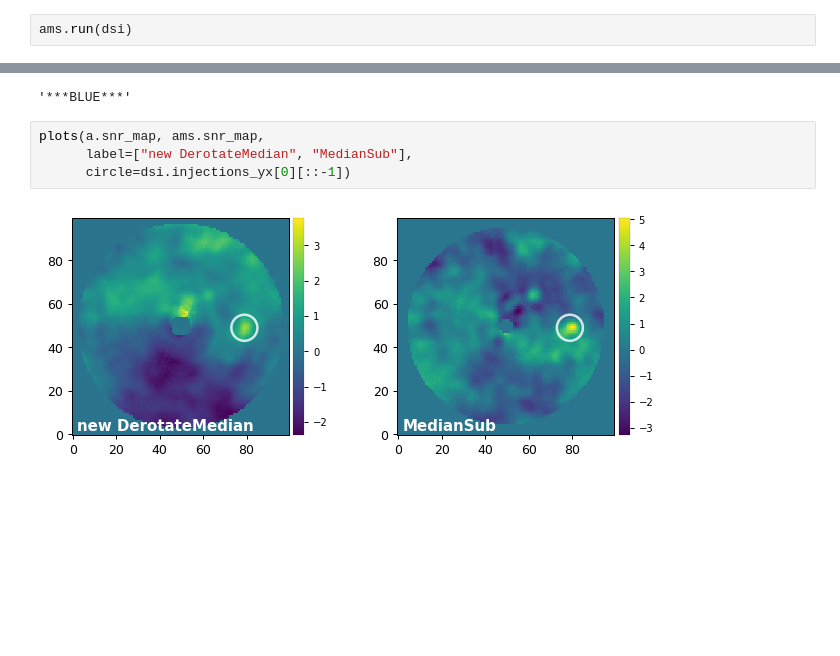
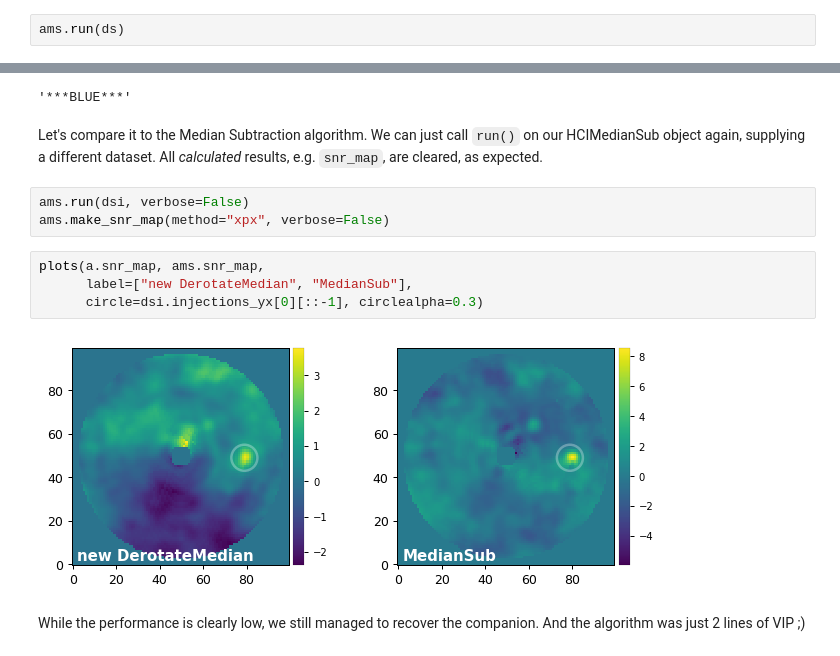
Before and after one commit to r4lv/VIP_extras, a Jupyter notebook: tutorials/demo_pr328_algo.ipynb, the cells around one changed output, grey strips where cells are left out. Saved outputs shown, nothing was run; the diff lists cells and outputs as text; blank space fills up the shorter version.

Commit message:
FIX: mixed up datasets

```diff
--- a/tutorials/demo_pr328_algo.ipynb
+++ b/tutorials/demo_pr328_algo.ipynb
@@ -46,6 +39,6 @@ verbose: True
 # %% [markdown]
 The algorithms output informations about the computed attributes:
 # %%
-ams.run(dsi)
+ams.run(ds)
 # %% [output]
 --------------------------------------------------------------------------------
@@ -261,9 +265,16 @@ These attributes were just calculated:
 a.colour_awesome
 # %% [output]
 '***BLUE***'
+# %% [markdown]
+Let's compare it to the Median Subtraction algorithm. We can just call `run()` on our HCIMedianSub object again, supplying a different dataset. All *calculated* results, e.g. `snr_map`, are cleared, as expected.
+# %%
+ams.run(dsi, verbose=False)
+ams.make_snr_map(method="xpx", verbose=False)
 # %%
 plots(a.snr_map, ams.snr_map,
       label=["new DerotateMedian", "MedianSub"],
-      circle=dsi.injections_yx[0][::-1])
+      circle=dsi.injections_yx[0][::-1], circlealpha=0.3)
 # %% [output]
-[figure, old version]
+[figure, new version]
+# %% [markdown]
+While the performance is clearly low, we still managed to recover the companion. And the algorithm was just 2 lines of VIP ;)
```
Also changed, not shown: parts of 10 cells of this notebook.
